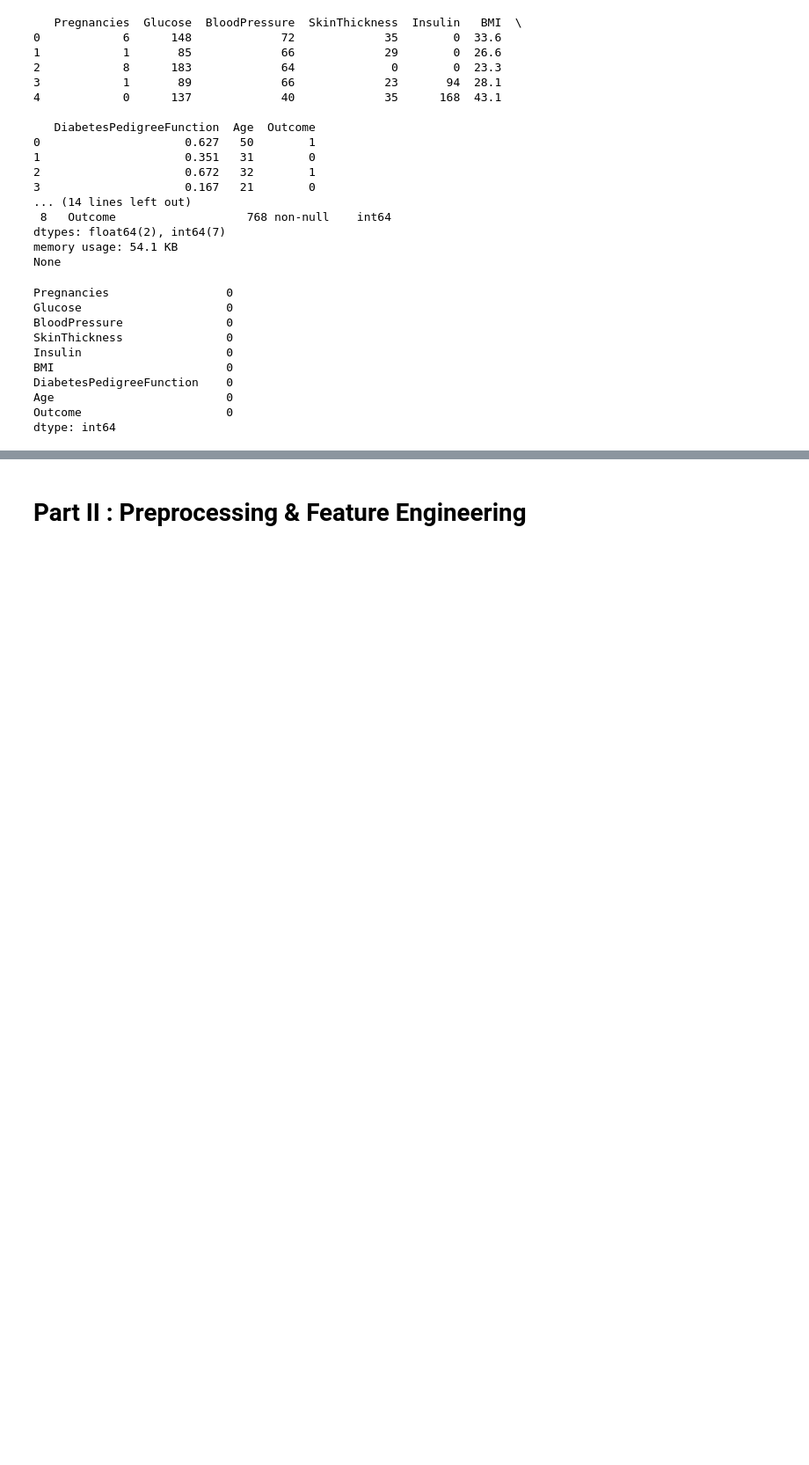
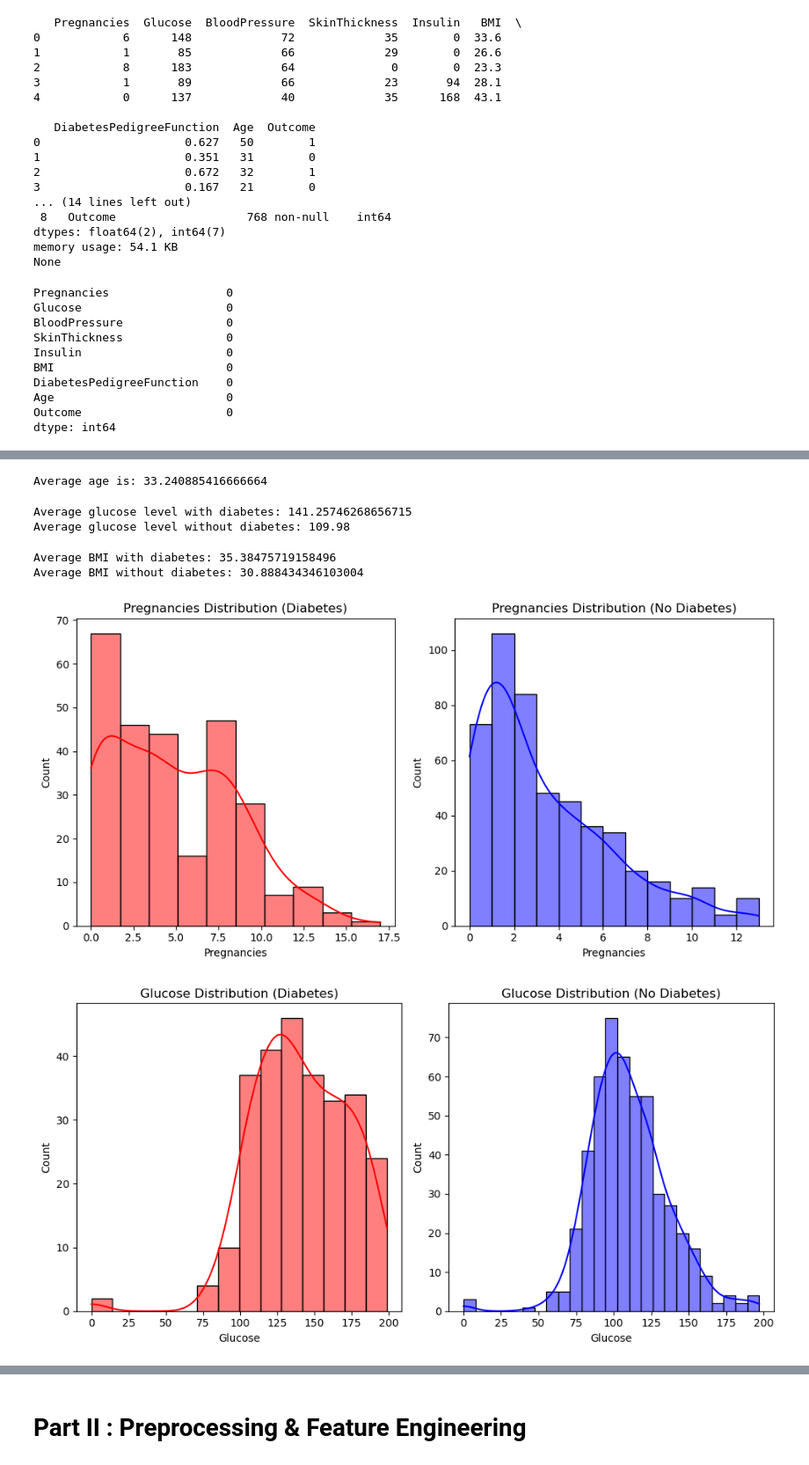
Before and after one commit to hajar-kaddouri/ml-project-supervised-learning, a Jupyter notebook: Supervised Learning - Project.ipynb, the cells around one changed output, grey strips where cells are left out. Shown: that part at 88% size. Drawn from its saved outputs; the diff is of its cells as text; code cells hidden in the pictures; blank space fills up the shorter version.

```diff
--- a/Supervised Learning - Project.ipynb
+++ b/Supervised Learning - Project.ipynb
@@ -114,0 +133,53 @@ plt.show()
+# %%
+#Calculate Average Age
+average_age = data_diabetes_df1['Age'].mean()
+print(f"Average age is: {average_age}")
+# %% [output]
+Average age is: 33.240885416666664
+# %%
+#Average Glucose Level for Individuals With and Without Diabetes:
+glucose_diabetes_avg = data_diabetes_df1[data_diabetes_df1['Outcome']==1]['Glucose'].mean()
+glucose_no_diabetes_avg = data_diabetes_df1[data_diabetes_df1['Outcome']==0]['Glucose'].mean()
+
+print(f"Average glucose level with diabetes: {glucose_diabetes_avg}")
+print(f"Average glucose level without diabetes: {glucose_no_diabetes_avg}")
+# %% [output]
+Average glucose level with diabetes: 141.25746268656715
+Average glucose level without diabetes: 109.98
+# %%
+#Average BMI for Individuals With and Without Diabetes:
+
+avg_bmi_diabetes = data_diabetes_df1[data_diabetes_df1['Outcome']==1]['BMI'].mean()
+avg_bmi_no_diabetes = data_diabetes_df1[data_diabetes_df1['Outcome']==0]['BMI'].mean()
+
+print(f"Average BMI with diabetes: {avg_bmi_diabetes}")
+print(f"Average BMI without diabetes: {avg_bmi_no_diabetes}")
+# %% [output]
+Average BMI with diabetes: 35.38475719158496
+Average BMI without diabetes: 30.888434346103004
+# %%
+#Distribution of Predictor Variables for Individuals With and Without Diabetes:
+
+predictors = ['Pregnancies', 'Glucose', 'BloodPressure', 'SkinThickness', 'Insulin', 'BMI', 'DiabetesPedigreeFunction', 'Age']
+
+# Separate data based on the Outcome
+diabetes_yes = data_diabetes_df1[data_diabetes_df1['Outcome'] == 1]
+diabetes_no  = data_diabetes_df1[data_diabetes_df1['Outcome'] == 0]
+
+# Loop over all predictor variables to create histograms
+for var in predictors:
+    plt.figure(figsize=(10,5))
+
+    plt.subplot(1,2,1)
+    sns.histplot(diabetes_yes[var], color='red', kde=True)
+    plt.title(f'{var} Distribution (Diabetes)')
+
+    plt.subplot(1,2,2)
+    sns.histplot(diabetes_no[var], color='blue', kde=True)
+    plt.title(f'{var} Distribution (No Diabetes)')
+
+    plt.tight_layout()
+    plt.show()
+# %% [output]
+[figure, added]
+[figure, added]
```
Also changed, not shown: parts of 17 cells of this notebook, 2 other files.
